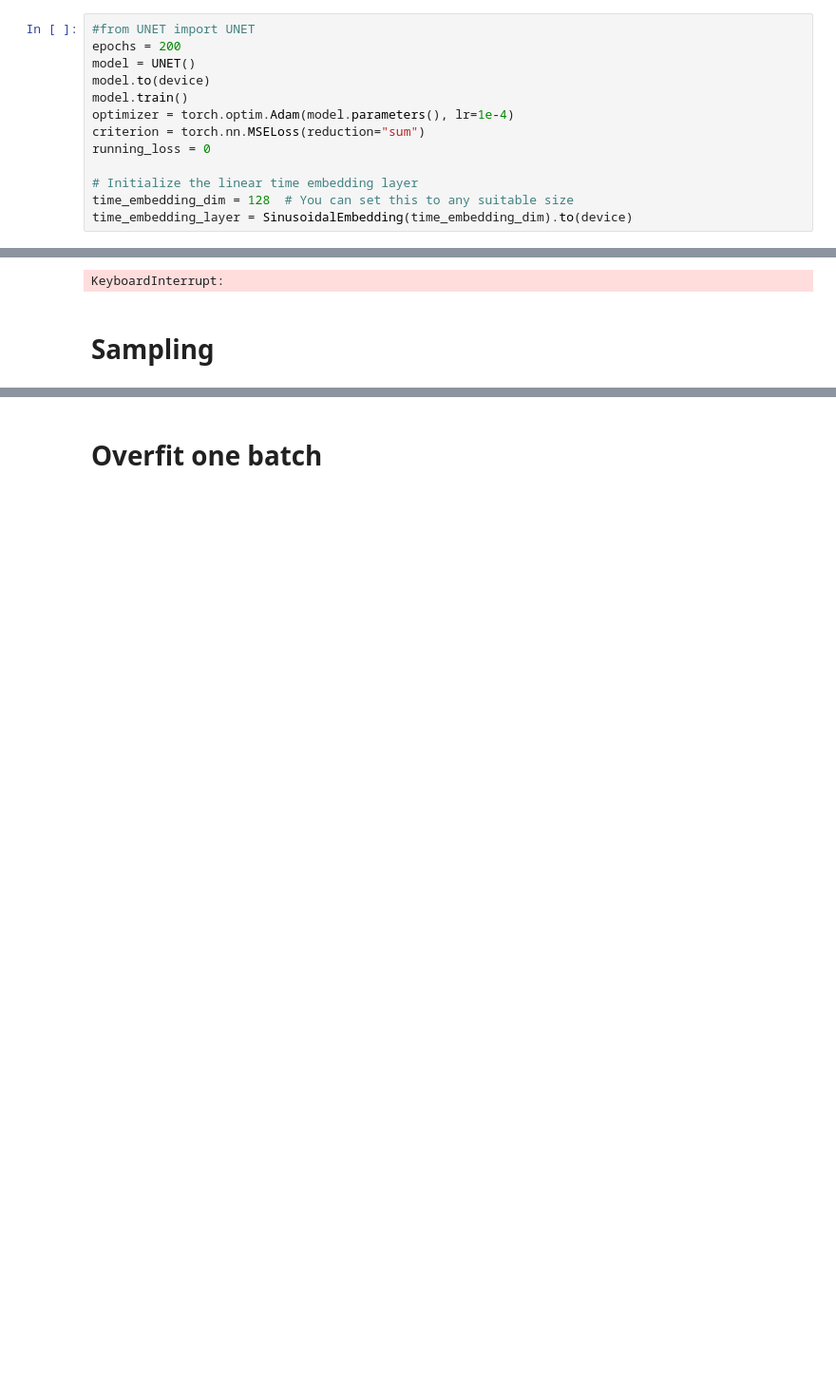
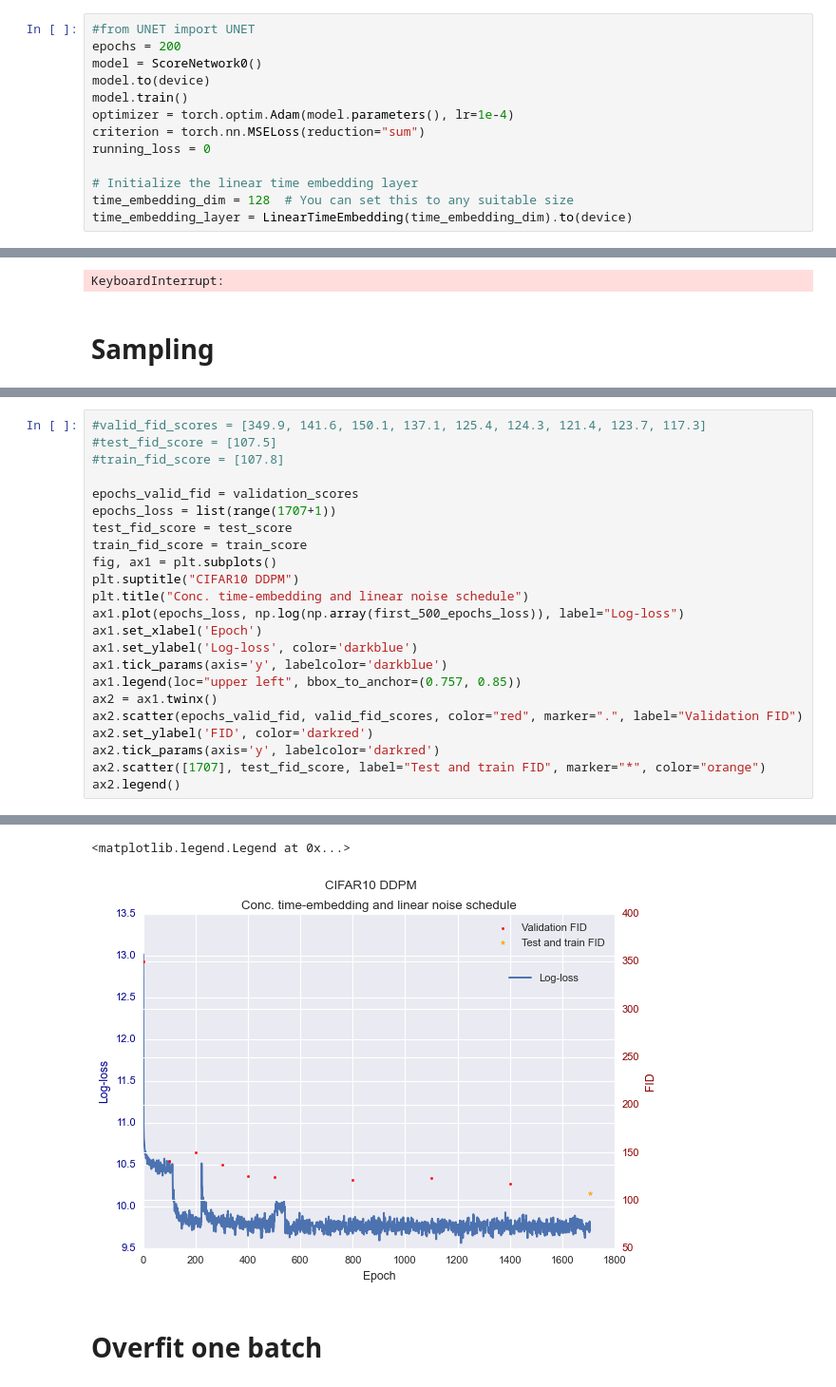
Before and after one commit to markus1573/Deep-learning-projekt, a Jupyter notebook: CIFAR_training.ipynb, the cells around one changed output, grey strips where cells are left out. Shown: that part at 95% size. Drawn from its saved outputs; the diff is of its cells as text; blank space fills up the shorter version.

```diff
--- a/CIFAR_training.ipynb
+++ b/CIFAR_training.ipynb
@@ -245,7 +218,7 @@ class UNET(torch.nn.Module):
 # %%
 #from UNET import UNET
 epochs = 200
-model = UNET()
+model = ScoreNetwork0()
 model.to(device)
 model.train()
 optimizer = torch.optim.Adam(model.parameters(), lr=1e-4)
@@ -254,5 +227,5 @@ running_loss = 0
 
 # Initialize the linear time embedding layer
 time_embedding_dim = 128  # You can set this to any suitable size
-time_embedding_layer = SinusoidalEmbedding(time_embedding_dim).to(device)
+time_embedding_layer = LinearTimeEmbedding(time_embedding_dim).to(device)
 # %%
@@ -348,0 +419,24 @@ plt.imshow(reverse_transform(xt[0]))
+# %%
+#valid_fid_scores = [349.9, 141.6, 150.1, 137.1, 125.4, 124.3, 121.4, 123.7, 117.3]
+#test_fid_score = [107.5]
+#train_fid_score = [107.8]
+
+epochs_valid_fid = validation_scores
+epochs_loss = list(range(1707+1))
+test_fid_score = test_score
+train_fid_score = train_score
+fig, ax1 = plt.subplots()
+plt.suptitle("CIFAR10 DDPM")
+plt.title("Conc. time-embedding and linear noise schedule")
+ax1.plot(epochs_loss, np.log(np.array(first_500_epochs_loss)), label="Log-loss")
+ax1.set_xlabel('Epoch')
+ax1.set_ylabel('Log-loss', color='darkblue')
+ax1.tick_params(axis='y', labelcolor='darkblue')
+ax1.legend(loc="upper left", bbox_to_anchor=(0.757, 0.85))
+ax2 = ax1.twinx()
+ax2.scatter(epochs_valid_fid, valid_fid_scores, color="red", marker=".", label="Validation FID")
+ax2.set_ylabel('FID', color='darkred')
+ax2.tick_params(axis='y', labelcolor='darkred')
+ax2.scatter([1707], test_fid_score, label="Test and train FID", marker="*", color="orange")
+ax2.legend()
+# %% [output]
@@ -349,3 +444,5 @@ plt.imshow(reverse_transform(xt[0]))
+<matplotlib.legend.Legend at 0x...>
+[figure, added]
 # %% [markdown]
 # Overfit one batch
 # %%
```
Also changed, not shown: parts of 11 cells of this notebook.
